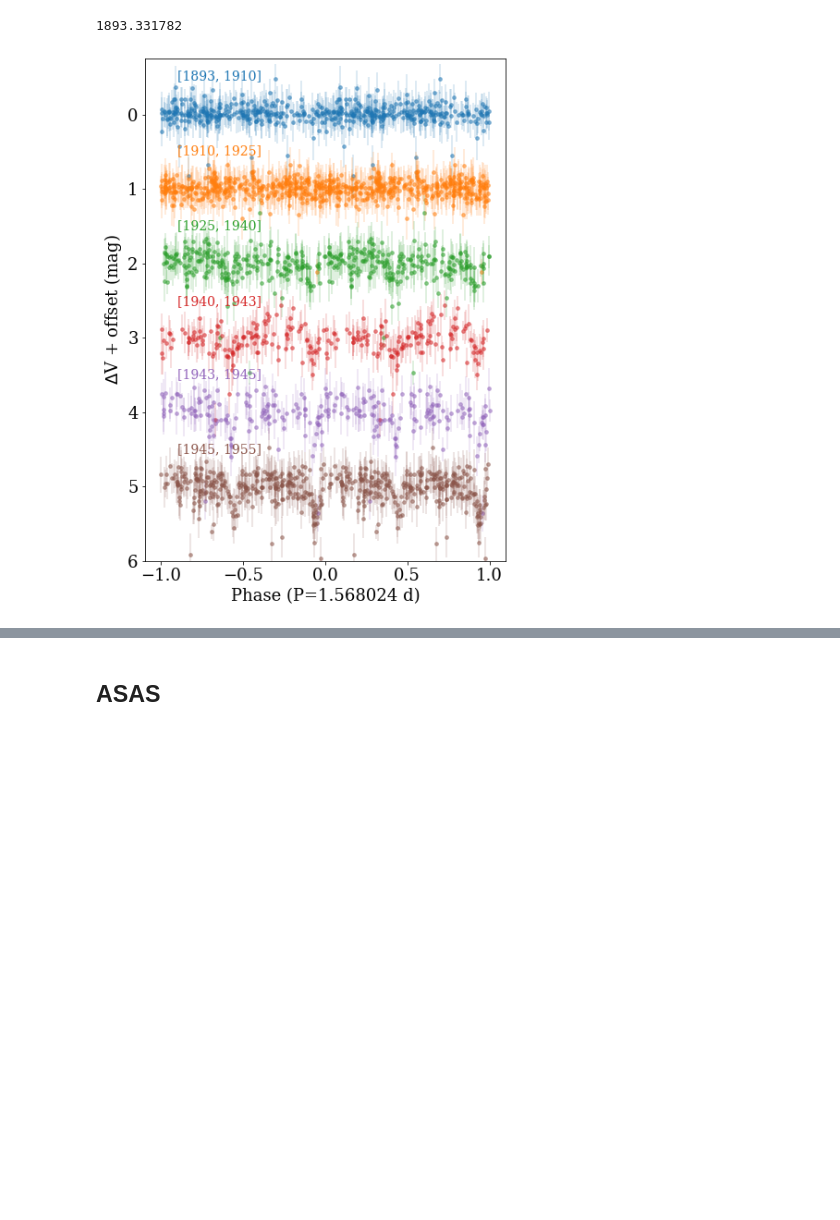
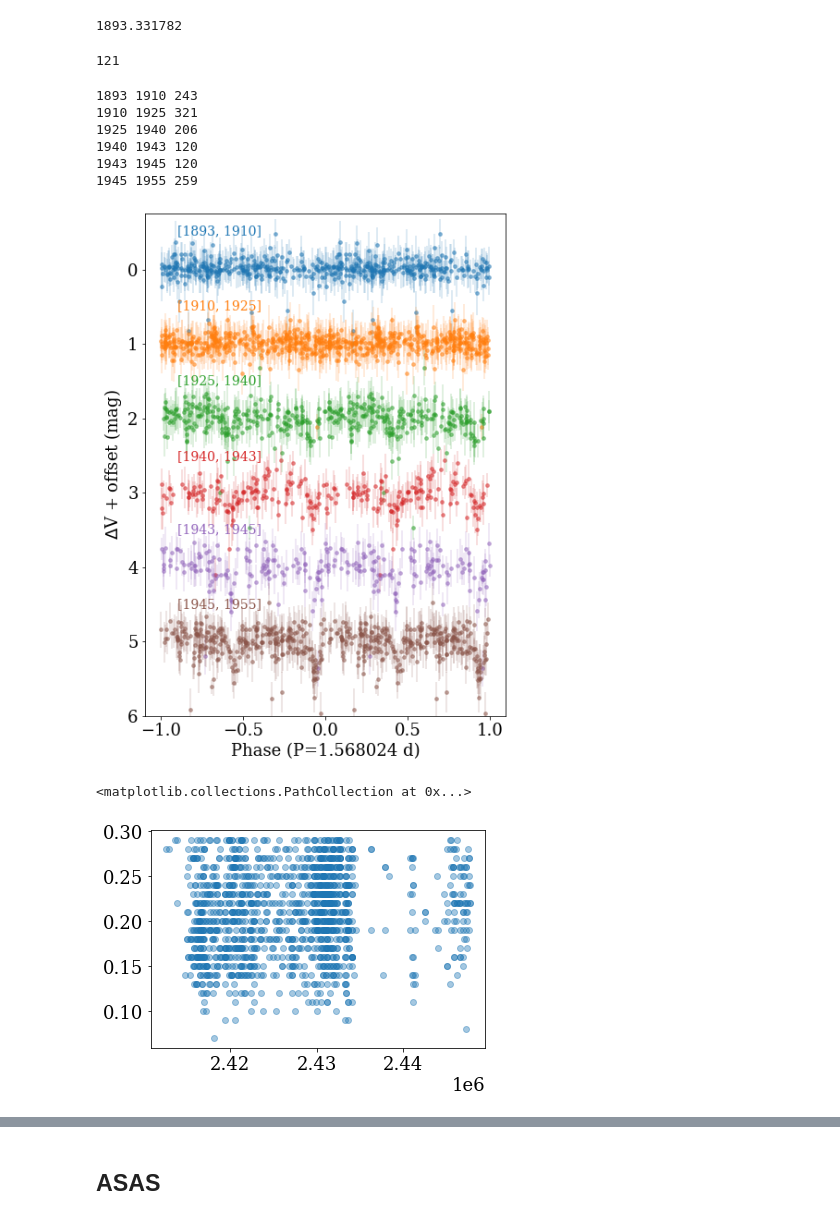
Before and after one commit to jradavenport/HS-Hya, a Jupyter notebook: makeplots.ipynb, the cells around one changed output, grey strips where cells are left out. Drawn from its saved outputs; the diff is of its cells as text; code cells hidden in the pictures; blank space fills up the shorter version.

```diff
--- a/makeplots.ipynb
+++ b/makeplots.ipynb
@@ -297,6 +303,10 @@ years_i = [1904.94091894, 1916.97932755, 1932.93737523, 1941.41312124,
 np.nanmin(dasch['year'][dbest])
 # %% [output]
 1893.331782
+# %%
+sum(dasch['year'][dbest] > 1955)
+# %% [output]
+121
 # %%
 plt.figure(figsize=(7,10))
 trange = [[1893,1910],
@@ -315,7 +325,9 @@ err_dasch = np.array([0,0,0,0])
 time_dasch = np.array([])
 
 for k in range(len(trange)):
-    Hok = np.where((dasch['year'][dbest] >= trange[k][0]) & (dasch['year'][dbest] < trange[k][1]))[0]
+    Hok = np.where((dasch['year'][dbest] >= trange[k][0]) &
+                   (dasch['year'][dbest] < trange[k][1]))[0]
+    print(trange[k][0], trange[k][1], np.size(Hok))
     ss = np.argsort((dasch['Date'].values[dbest][Hok] - E0) % Per)
 
     xdata = np.hstack((((dasch['Date'].values[dbest][Hok[ss]] - E0) % Per)/Per-1,
@@ -355,6 +367,13 @@ plt.gca().invert_yaxis()
 plt.ylim(6, -.75)
 plt.xlabel('Phase (P='+str(Per)+' d)')
 plt.ylabel('$\Delta$V + offset (mag)')
-plt.savefig('dasch_lc.pdf', dpi=150, bbox_inches='tight', pad_inches=0.25)
+# plt.savefig('dasch_lc.pdf', dpi=150, bbox_inches='tight', pad_inches=0.25)
+plt.savefig('fig2.pdf', dpi=150, bbox_inches='tight', pad_inches=0.25)
 # %% [output]
+1893 1910 243
+1910 1925 321
+1925 1940 206
+1940 1943 120
+1943 1945 120
+1945 1955 259
 [figure]
@@ -360,0 +387,6 @@ plt.savefig('dasch_lc.pdf', dpi=150, bbox_inches='tight', pad_inches=0.25)
+# %%
+# data quality is fairly stable throughout
+plt.scatter(dasch['Date'].values[dbest], dasch['magcal_local_rms'][dbest], alpha=0.4)
+# %% [output]
+<matplotlib.collections.PathCollection at 0x...>
+[figure, added]
```
Also changed, not shown: parts of 39 cells of this notebook, 2 other files.
